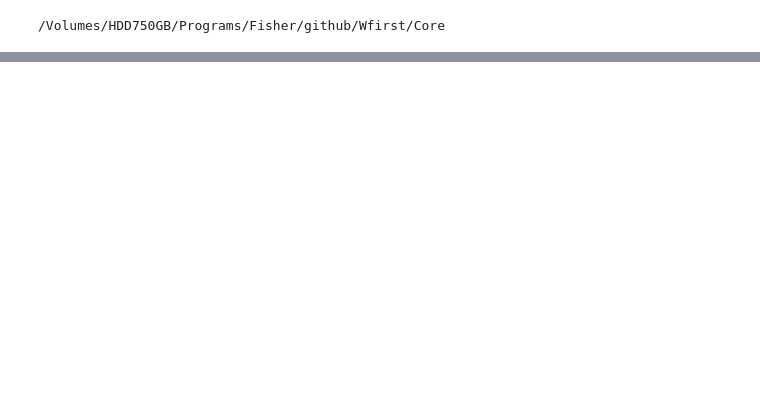
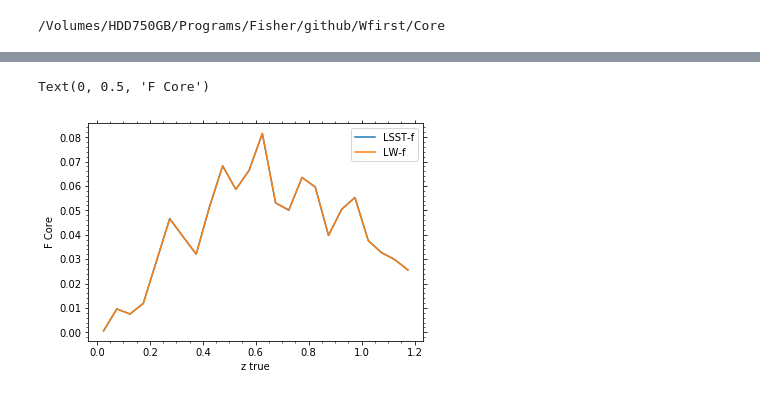
Before and after one commit to am610/Fisher-Matrix, a Jupyter notebook: github/Wfirst/Core/CORE_BIAS_Computation_LW.ipynb, the cells around one changed output, grey strips where cells are left out. Saved outputs shown, nothing was run; the diff lists cells and outputs as text; code cells hidden in the pictures; blank space fills up the shorter version.

```diff
--- a/github/Wfirst/Core/CORE_BIAS_Computation_LW.ipynb
+++ b/github/Wfirst/Core/CORE_BIAS_Computation_LW.ipynb
@@ -91,0 +164,15 @@ Text(0, 0.5, 'CORE Bias')
+# %%
+fig, ax = plt.subplots()
+#plt.plot(b.z,b.bias,label='LSST')
+#plt.plot(b_w.z,b_w.bias,label='LW')
+plt.plot(b.z,b.fcore,label='LSST-f')
+plt.plot(b_w.z,b_w.fcore,label='LW-f')
+plt.legend()
+ax.minorticks_on()
+ax.yaxis.set_ticks_position('both')
+ax.xaxis.set_ticks_position('both')
+plt.xlabel('z true')
+plt.ylabel('F Core')
+# %% [output]
+Text(0, 0.5, 'F Core')
+[figure, added]
```
Also changed, not shown: parts of 16 cells of this notebook.
